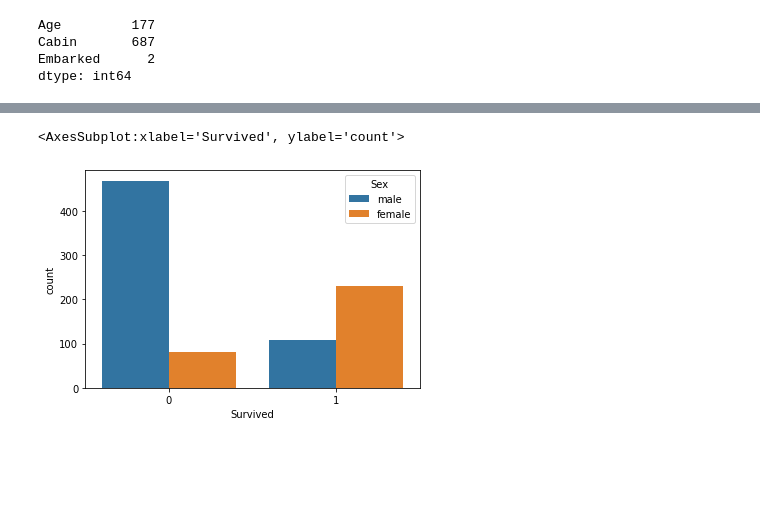
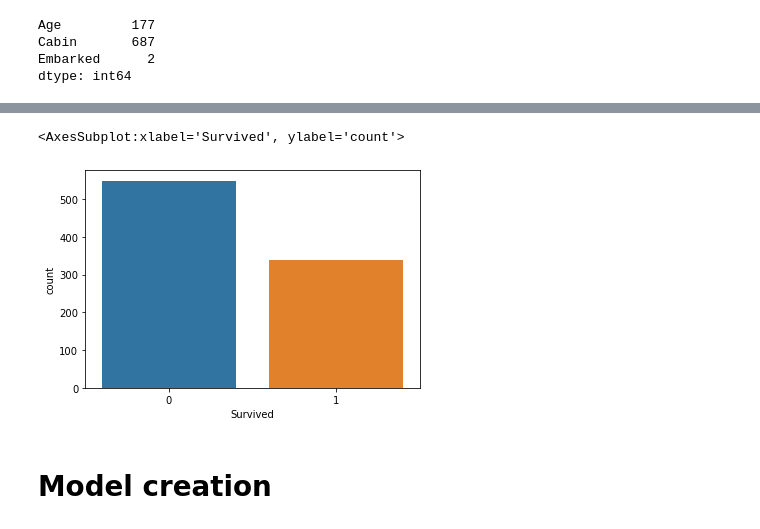
Before and after one commit to lokeshravicse/Titanic-project, a Jupyter notebook: ML - Logistic Regression - Titanic DS - Practice.ipynb, the cells around one changed output, grey strips where cells are left out. Drawn from its saved outputs; the diff is of its cells as text; code cells hidden in the pictures; blank space fills up the shorter version.

```diff
--- a/ML - Logistic Regression - Titanic DS - Practice.ipynb
+++ b/ML - Logistic Regression - Titanic DS - Practice.ipynb
@@ -107,2 +209,0 @@ Int64Index([  0,   2,   4,   5,   7,   8,   9,  12,  13,  14,
-# %%
-df = df.drop(['Cabin','Age'],axis=1)
@@ -137,0 +220,2 @@ Embarked 3
+# %%
+df = df.drop(["PassengerId", "Name"], axis=1) #dropped due to unique values
@@ -137,0 +249,2 @@ Embarked 3
+# %%
+df['Age'] = df['Age'].fillna(df.groupby('Parch')['Age'].transform('mean'))
@@ -137,0 +279,2 @@ Embarked 3
+# %%
+df['Embarked'].fillna("S",inplace=True)
@@ -138,8 +305,10 @@ Embarked 3
 # %%
-sns.countplot(data=df,x='Survived',hue='Sex')
+sns.countplot(data=df,x='Survived')
 # %% [output]
 <AxesSubplot:xlabel='Survived', ylabel='count'>
-[figure, old version]
+[figure, new version]
+# %% [markdown]
+# Model creation
 # %%
 X=df.drop('Survived',axis=1)
 y=df['Survived']
```
Also changed, not shown: parts of 55 cells of this notebook.
